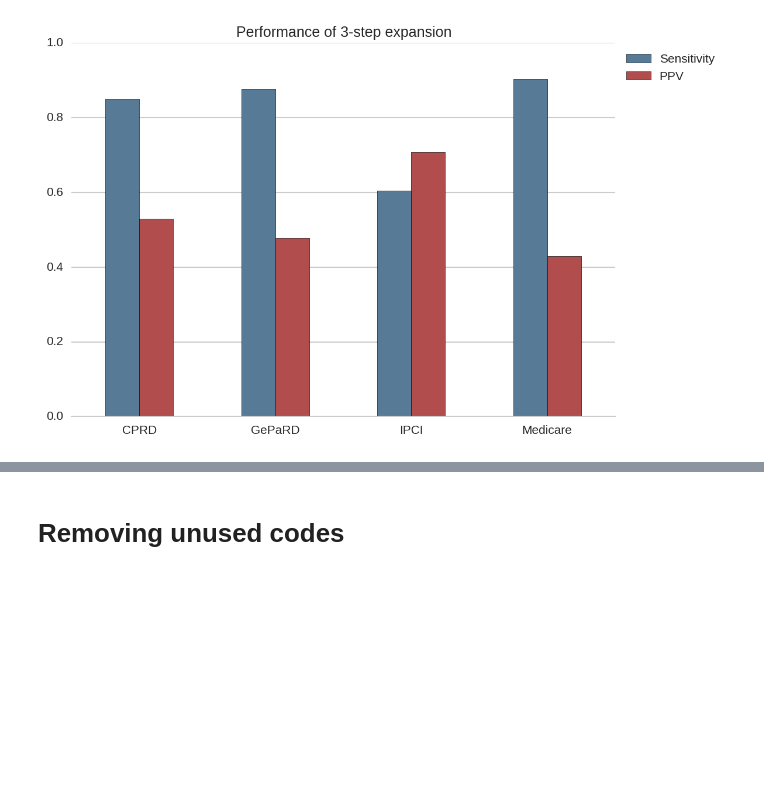
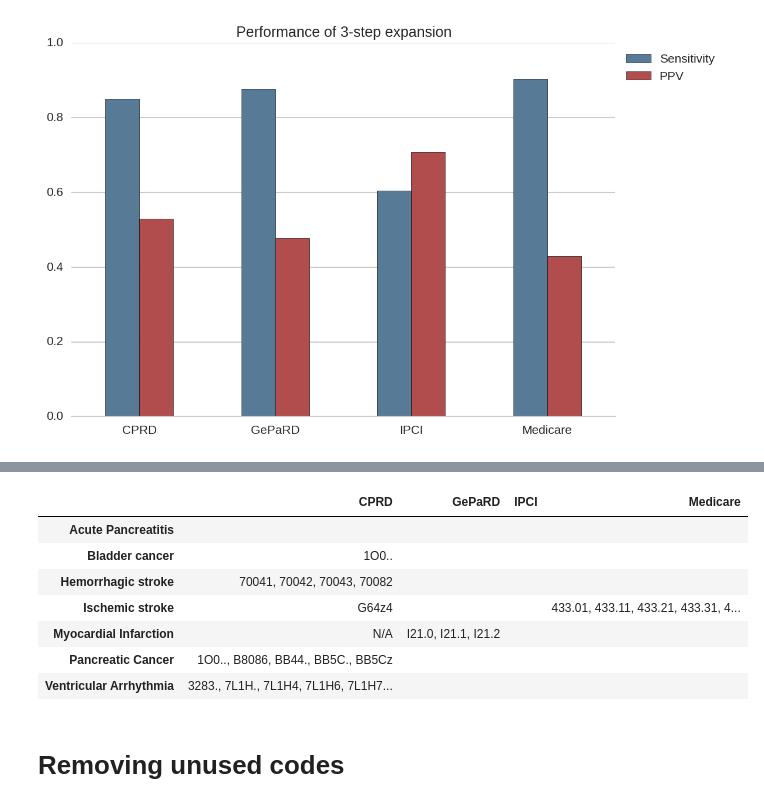
Before and after one commit to mi-erasmusmc/comap, a Jupyter notebook: evaluation/lib/CoMap evaluation.ipynb, the cells around one changed output, grey strips where cells are left out. Drawn from its saved outputs; the diff is of its cells as text; code cells hidden in the pictures; blank space fills up the shorter version.

```diff
--- a/evaluation/lib/CoMap evaluation.ipynb
+++ b/evaluation/lib/CoMap evaluation.ipynb
@@ -415,3 +432,22 @@ with mystyle(p, savefig='expansion3-error-analysis-by-db.pdf'):
+# %%
+residuals = ev[ev.variation == '3-RN-CHD-RB-PAR.expand']\
+    [['database', 'event', 'fn_inclusion_in_umls']]\
+    .set_index(['event', 'database'])\
+    .fn_inclusion_in_umls\
+    .fillna('NaN').map(json.loads).map(lambda s: ', '.join(s) if type(s) == list else 'N/A')
+residuals = residuals.unstack()
+residuals.index = residuals.index.map(event_label)
+residuals.columns = residuals.columns.map(database_label)
+residuals
+# %% [output]
+|  | CPRD | GePaRD | IPCI | Medicare |
+| Acute Pancreatitis |  |  |  |  |
+| Bladder cancer | 1O0.. |  |  |  |
+| Hemorrhagic stroke | 70041, 70042, 70043, 70082 |  |  |  |
+| Ischemic stroke | G64z4 |  |  | 433.01, 433.11, 433.21, 433.31, 4... |
+| Myocardial Infarction | N/A | I21.0, I21.1, I21.2 |  |  |
+| Pancreatic Cancer | 1O0.., B8086, BB44., BB5C., BB5Cz |  |  |  |
+| Ventricular Arrhythmia | 3283., 7L1H., 7L1H4, 7L1H6, 7L1H7... |  |  |  |
 # %% [markdown]
 # Removing unused codes
 # %%
```
Also changed, not shown: parts of 6 cells of this notebook.
